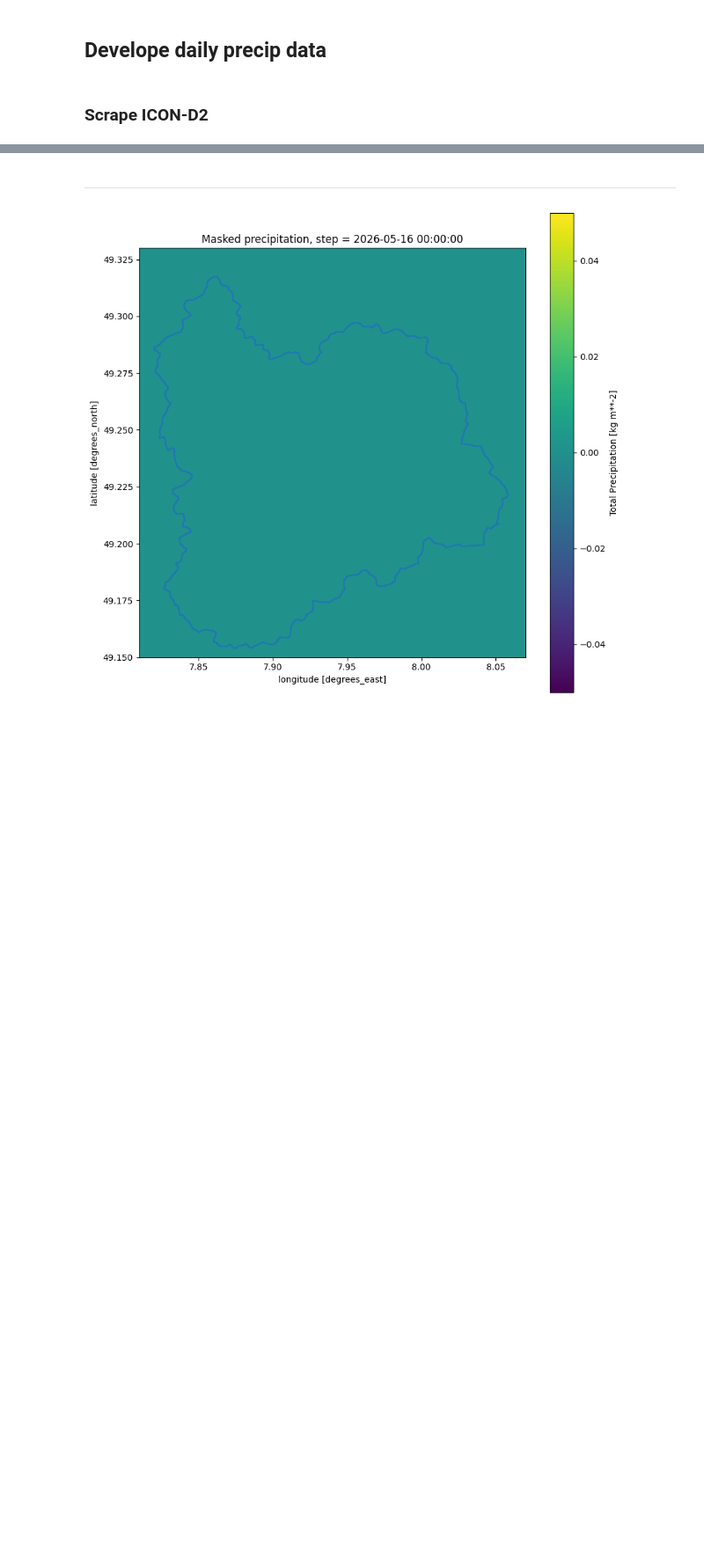
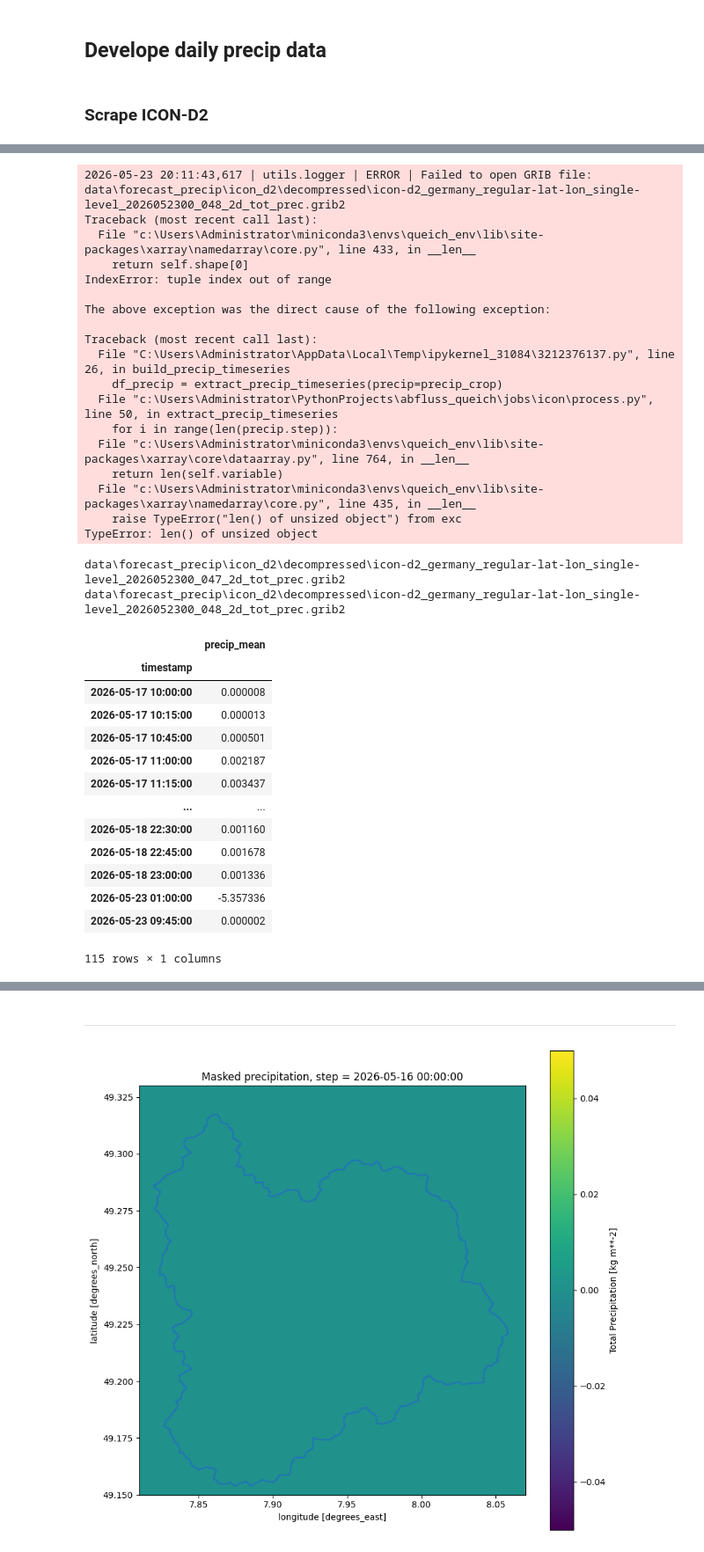
Before and after one commit to danielsehr/pred-Q-ueich, a Jupyter notebook: temp.ipynb, the cells around one changed output, grey strips where cells are left out. Shown at 88% size. Cells and saved outputs as stored; diff of their text form; code cells hidden in the pictures; blank space fills up the shorter version.

```diff
--- a/temp.ipynb
+++ b/temp.ipynb
@@ -334,0 +415,7 @@ df_precip_all.plot()
+# %%
+build_precip_timeseries(
+    input_dir=DECOMPRESSED_DIR,
+    catchment_path=CATCHMENT_PATH,
+    clip_crs=CLIP_CRS
+)
+# %% [output]
@@ -334,0 +474,34 @@ df_precip_all.plot()
+2026-05-23 20:11:43,617 | utils.logger | ERROR | Failed to open GRIB file: data\forecast_precip\icon_d2\decompressed\icon-d2_germany_regular-lat-lon_single-level_2026052300_048_2d_tot_prec.grib2
+Traceback (most recent call last):
+  File "c:\Users\Administrator\miniconda3\envs\queich_env\lib\site-packages\xarray\namedarray\core.py", line 433, in __len__
+    return self.shape[0]
+IndexError: tuple index out of range
+
+The above exception was the direct cause of the following exception:
+
+Traceback (most recent call last):
+  File "C:\Users\Administrator\AppData\Local\Temp\ipykernel_31084\3212376137.py", line 26, in build_precip_timeseries
+    df_precip = extract_precip_timeseries(precip=precip_crop)
+  File "c:\Users\Administrator\PythonProjects\abfluss_queich\jobs\icon\process.py", line 50, in extract_precip_timeseries
+    for i in range(len(precip.step)):
+  File "c:\Users\Administrator\miniconda3\envs\queich_env\lib\site-packages\xarray\core\dataarray.py", line 764, in __len__
+    return len(self.variable)
+  File "c:\Users\Administrator\miniconda3\envs\queich_env\lib\site-packages\xarray\namedarray\core.py", line 435, in __len__
+    raise TypeError("len() of unsized object") from exc
+TypeError: len() of unsized object
+data\forecast_precip\icon_d2\decompressed\icon-d2_germany_regular-lat-lon_single-level_2026052300_047_2d_tot_prec.grib2
+data\forecast_precip\icon_d2\decompressed\icon-d2_germany_regular-lat-lon_single-level_2026052300_048_2d_tot_prec.grib2
+|  | precip_mean |
+| timestamp |  |
+| 2026-05-17 10:00:00 | 0.000008 |
+| 2026-05-17 10:15:00 | 0.000013 |
+| 2026-05-17 10:45:00 | 0.000501 |
+| 2026-05-17 11:00:00 | 0.002187 |
+| 2026-05-17 11:15:00 | 0.003437 |
+| ... | ... |
+| 2026-05-18 22:30:00 | 0.001160 |
+| 2026-05-18 22:45:00 | 0.001678 |
+| 2026-05-18 23:00:00 | 0.001336 |
+| 2026-05-23 01:00:00 | -5.357336 |
+| 2026-05-23 09:45:00 | 0.000002 |
+115 rows × 1 columns
```
Also changed, not shown: parts of 15 cells of this notebook.
